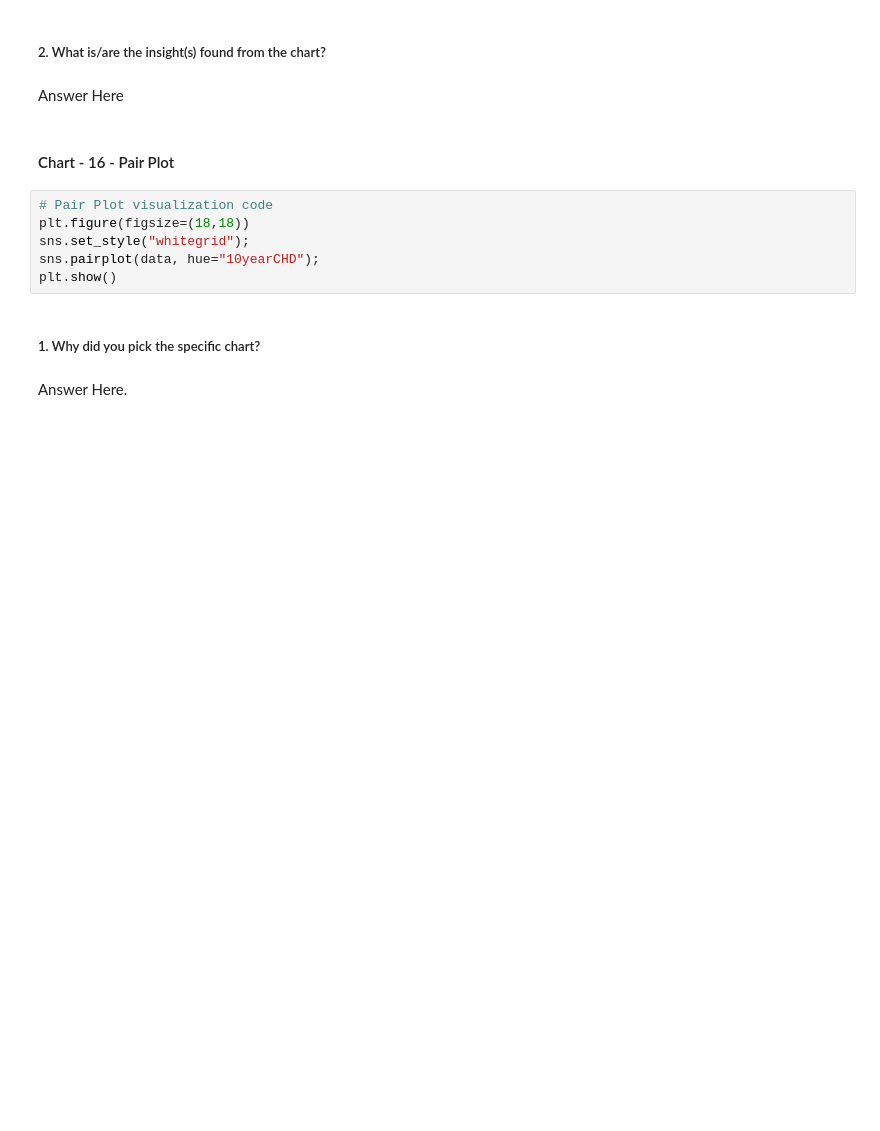
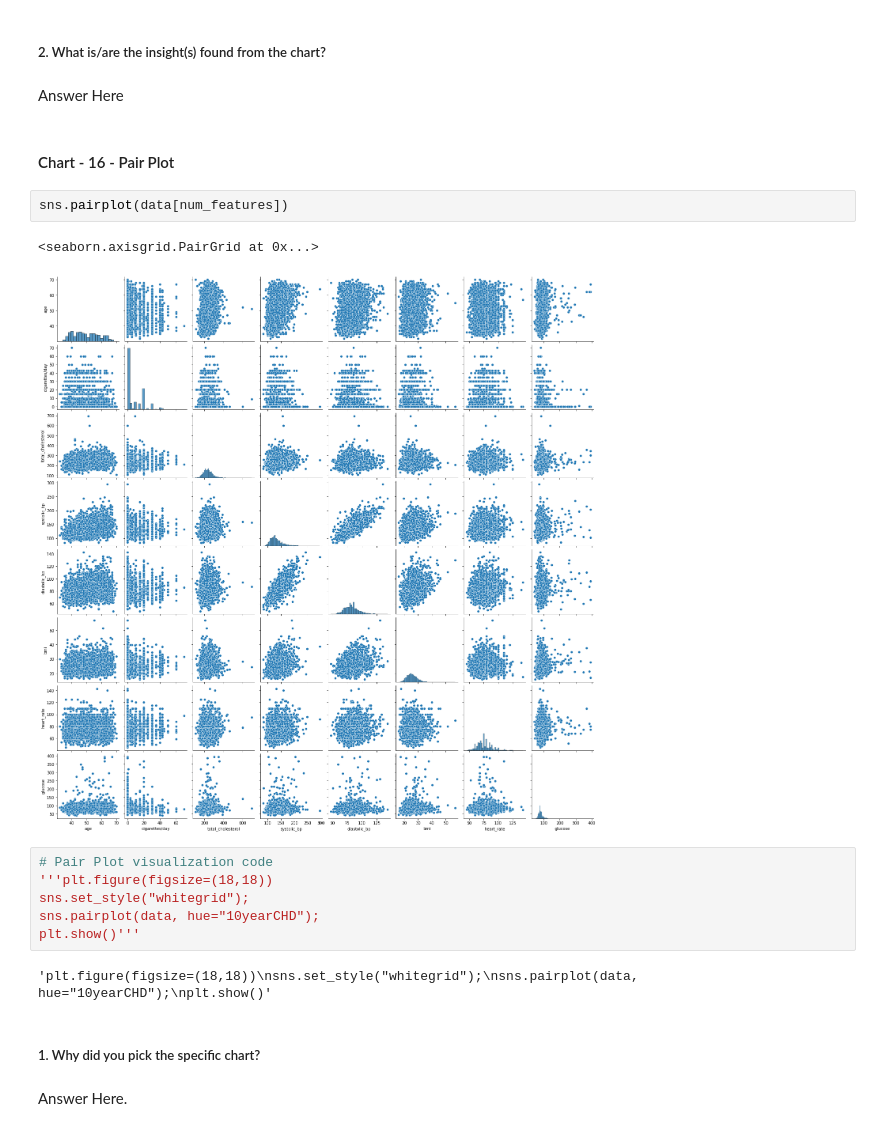
Before and after one commit to santoshmahanti/Cardiovascular-Risk-Prediction, a Jupyter notebook: Cardiovascular_Risk_Prediction.ipynb, the cells around one changed output. Cells and saved outputs as stored; diff of their text form; blank space fills up the shorter version.

```diff
--- a/Cardiovascular_Risk_Prediction.ipynb
+++ b/Cardiovascular_Risk_Prediction.ipynb
@@ -691,12 +922,19 @@ A correlation plot typically contains a number of numerical variables, with each
 Answer Here
 # %% [markdown]
 #### Chart - 16 - Pair Plot
+# %%
+sns.pairplot(data[num_features])
+# %% [output]
+<seaborn.axisgrid.PairGrid at 0x...>
+[figure, added]
 # %%
 # Pair Plot visualization code
-plt.figure(figsize=(18,18))
+'''plt.figure(figsize=(18,18))
 sns.set_style("whitegrid");
 sns.pairplot(data, hue="10yearCHD");
-plt.show()
+plt.show()'''
+# %% [output]
+'plt.figure(figsize=(18,18))\nsns.set_style("whitegrid");\nsns.pairplot(data, hue="10yearCHD");\nplt.show()'
 # %% [markdown]
 ##### 1. Why did you pick the specific chart?
 # %% [markdown]
```
Also changed, not shown: parts of 136 cells of this notebook.
